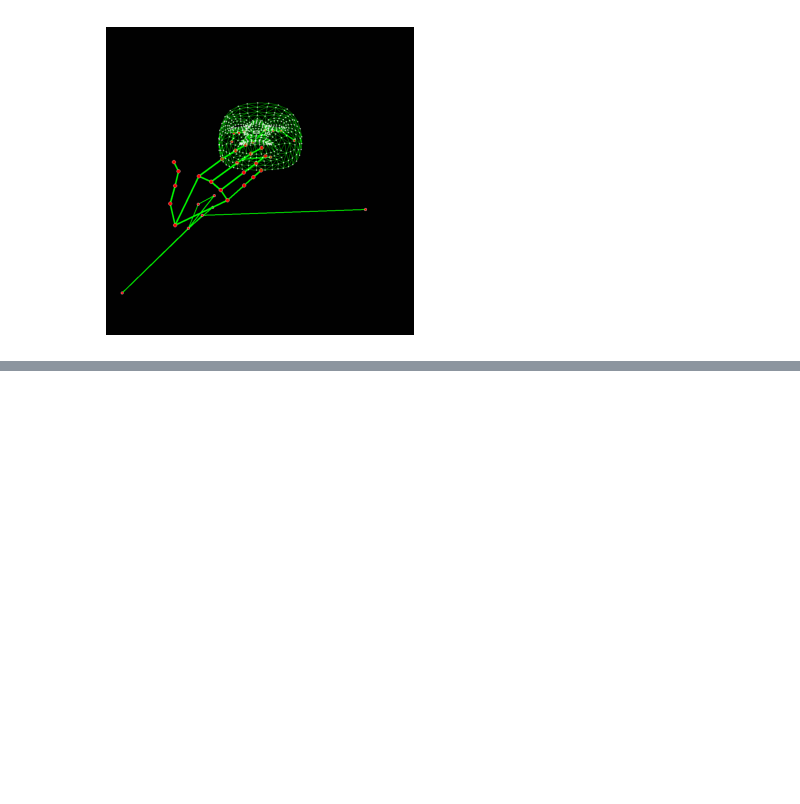
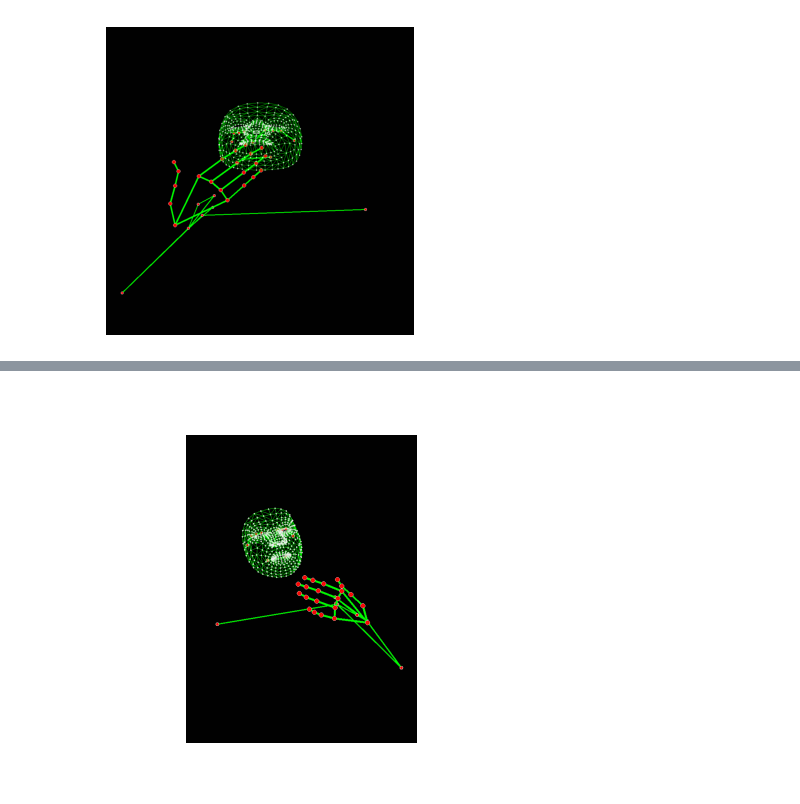
Before and after one commit to deeplearning-lab-csueb/Co-GISLR-Transformer, a Jupyter notebook: co-gislr-data-processing-transformers.ipynb, the cells around one changed output, grey strips where cells are left out. Drawn from its saved outputs; the diff is of its cells as text; code cells hidden in the pictures; blank space fills up the shorter version.

```diff
--- a/co-gislr-data-processing-transformers.ipynb
+++ b/co-gislr-data-processing-transformers.ipynb
@@ -389,9 +626,0 @@ play_animation(data=data, height=height, width=width)
-# %%
-def create_gif(data, height, width, figsize=(4, 4)):
-    frames = create_frames(data, height=height, width=width)
-
-    fig, ax = plt.subplots(1, 1, figsize=figsize)
-    anim = create_animation(frames, fig, ax)
-    # Save the animation as a GIF
-    anim.save('sign.gif', writer='pillow')
-    plt.close()
@@ -418,0 +679,13 @@ save_each_frame(data, foldername='gif_frames', height=height, width=width)
+# %%
+data = train_data[train_data['sign'] == 'thankyou']
+sequence_id = get_random_sequence_id(data)
+
+play_animation(sequence_id, train_data, height=height, width=width)
+
+# _, ax = plt.subplots(1, 1, figsize=(4, 4))
+# image = create_frame(data, frame_id=frame_id)
+
+# ax.imshow(image)
+# ax.axis('off')
+
+# plt.show()
@@ -418,0 +694,19 @@ save_each_frame(data, foldername='gif_frames', height=height, width=width)
+# %%
+def create_gif(sequence_id, train_data, height, width, figsize=(4, 4)):
+    frames = create_frames(sequence_id, train_data, height=height, width=width)
+    sign = get_sign_by_id(sequence_id, train_data)
+
+    fig, ax = plt.subplots(1, 1, figsize=figsize)
+    anim = create_animation(frames, fig, ax)
+    # Save the animation as a GIF
+    anim.save('sign.gif', writer='imagemagick')
+    plt.close()
+# %%
+data = train_data[train_data['sign'] == 'thankyou']
+sequence_id = get_random_sequence_id(data)
+
+create_gif(sequence_id, train_data, height=height, width=width)
+# Display the GIF
+IPython.display.Image(filename='/kaggle/working/sign.gif')
+# %% [output]
+[figure, added]
```
Also changed, not shown: parts of 135 cells of this notebook.
